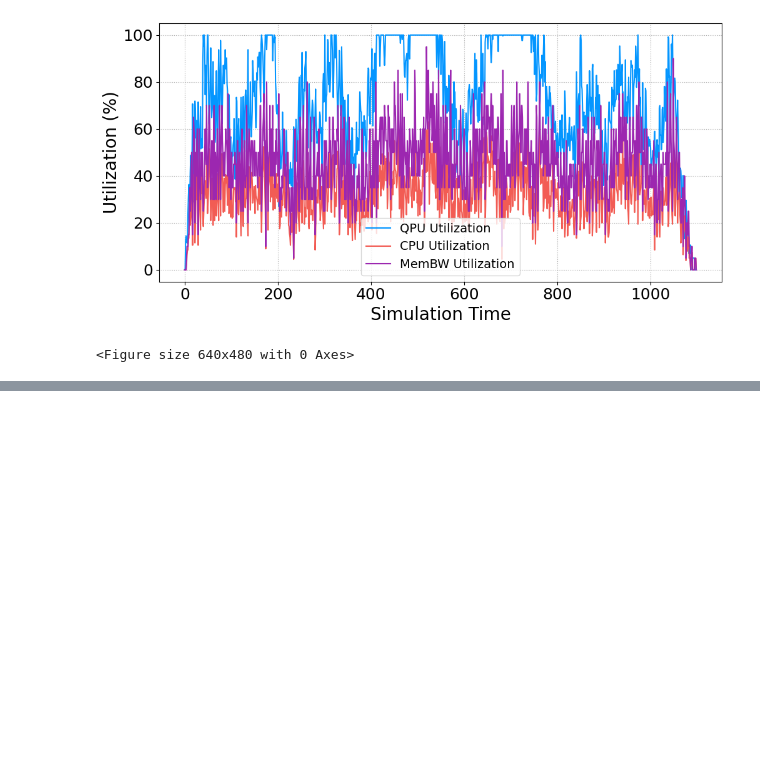
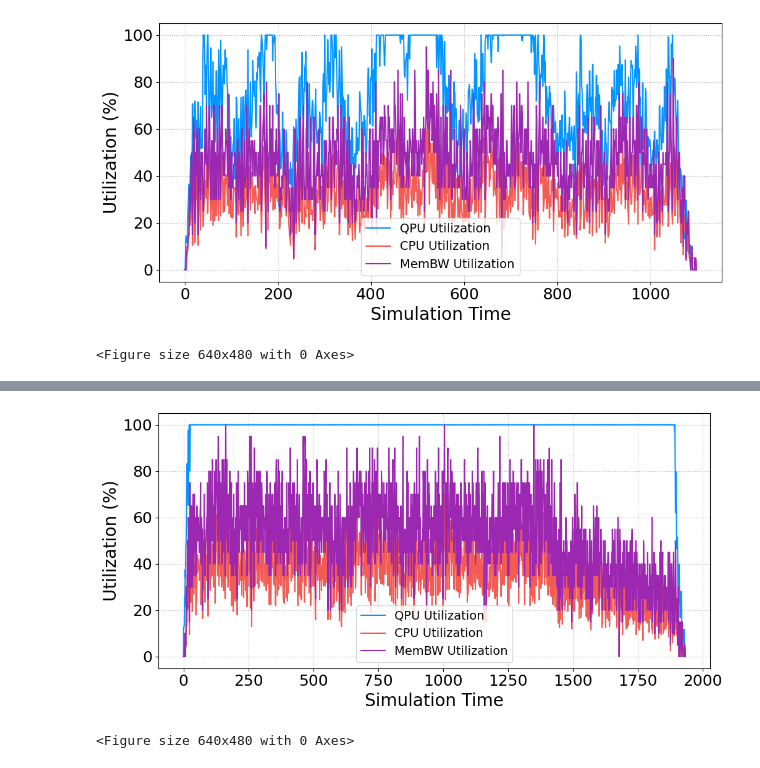
Before and after one commit to wolfatthegate/HybridCloudSim, a Jupyter notebook: main.ipynb, the cells around one changed output, grey strips where cells are left out. Drawn from its saved outputs; the diff is of its cells as text; code cells hidden in the pictures; blank space fills up the shorter version.

```diff
--- a/main.ipynb
+++ b/main.ipynb
@@ -137,0 +139,7 @@ rec
+# %%
+time_points, qpu_util, cpu_util, mem_util = utilization_time_series(rec, 256, 200, 400, step = 1.0)
+plot_utilization_over_time(time_points, qpu_util, cpu_util, mem_util)
+plt.savefig("results/new_usage_timeline.png", dpi=300, bbox_inches="tight")
+# %% [output]
+[figure, added]
+<Figure size 640x480 with 0 Axes>
```
Also changed, not shown: parts of 3 cells of this notebook, 8 other files.
